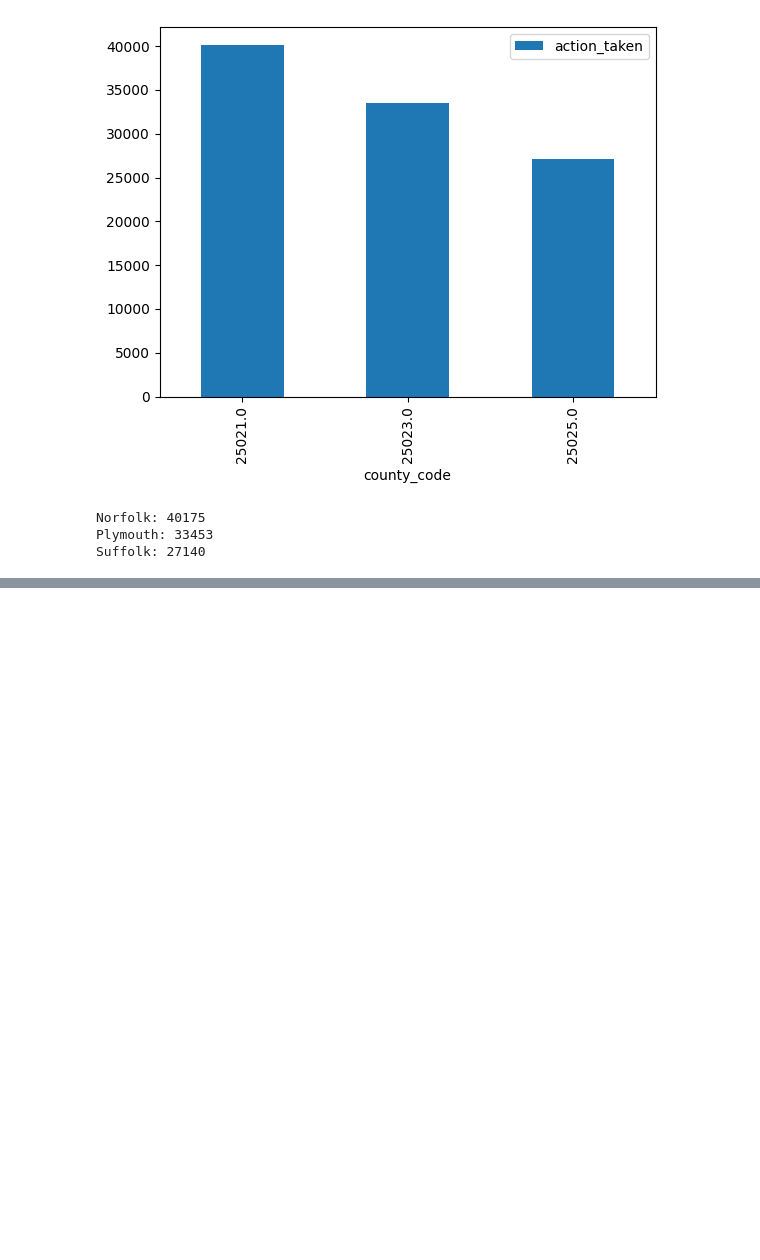
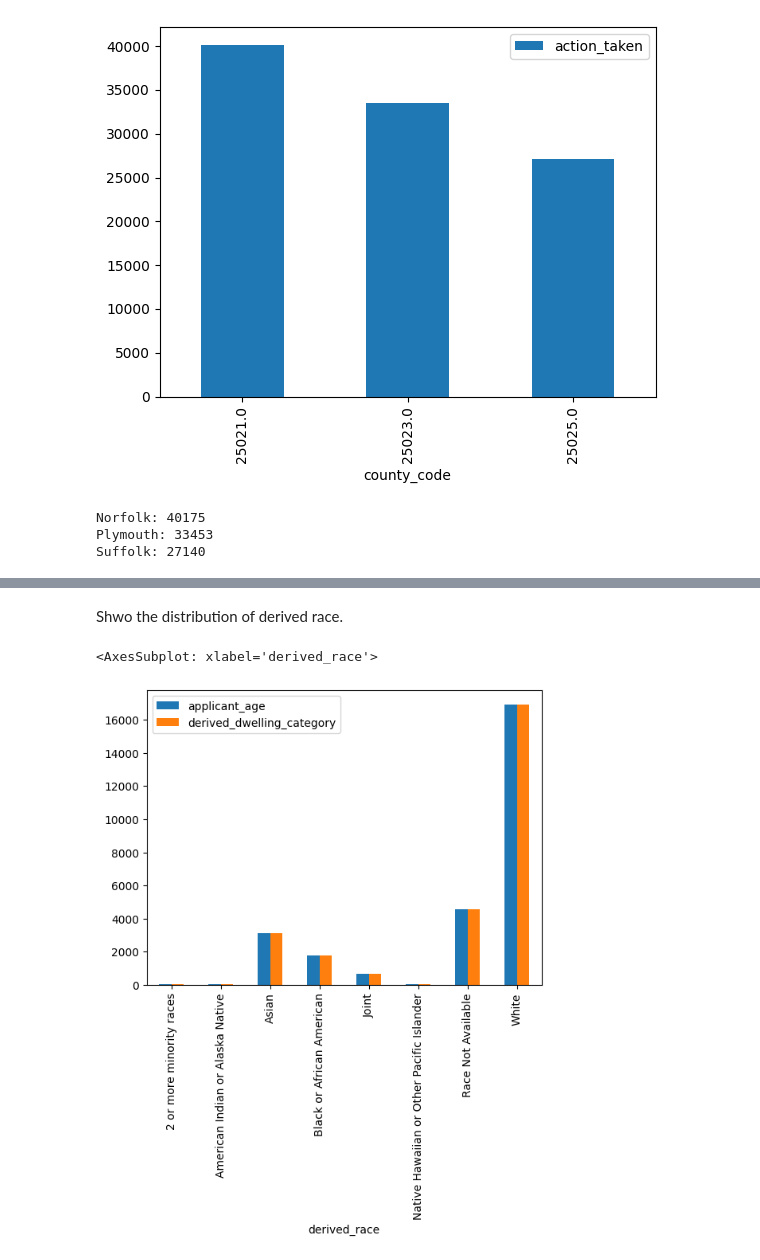
Before and after one commit to BU-Spark/ds-councilor-louijeune-fair-housing, a Jupyter notebook: spring23-team-4/data_code/data_test.ipynb, the cells around one changed output, grey strips where cells are left out. Saved outputs shown, nothing was run; the diff lists cells and outputs as text; code cells hidden in the pictures; blank space fills up the shorter version.

Commit message:
Graph different races who own first home

```diff
--- a/spring23-team-4/data_code/data_test.ipynb
+++ b/spring23-team-4/data_code/data_test.ipynb
@@ -35,0 +38,4 @@ Suffolk: 27140
+# %%
+df2 = df[['applicant_age', 'derived_dwelling_category', 'derived_race']]
+df2 = df2.loc[((df['applicant_age'] == '25-34') | (df['applicant_age'] == '<25')) & ((df['derived_dwelling_category'] == 'Single Family (1-4 Units):Site-Built') | (df['derived_dwelling_category'] == 'Single Family (1-4 Units):Manufactured'))]
+df2.head(20)
@@ -35,0 +60,7 @@ Suffolk: 27140
+# %% [markdown]
+Shwo the distribution of derived race.
+# %%
+df2.groupby('derived_race').count().plot(kind='bar')
+# %% [output]
+<AxesSubplot: xlabel='derived_race'>
+[figure, added]
```
Also changed, not shown: parts of 2 cells of this notebook.
